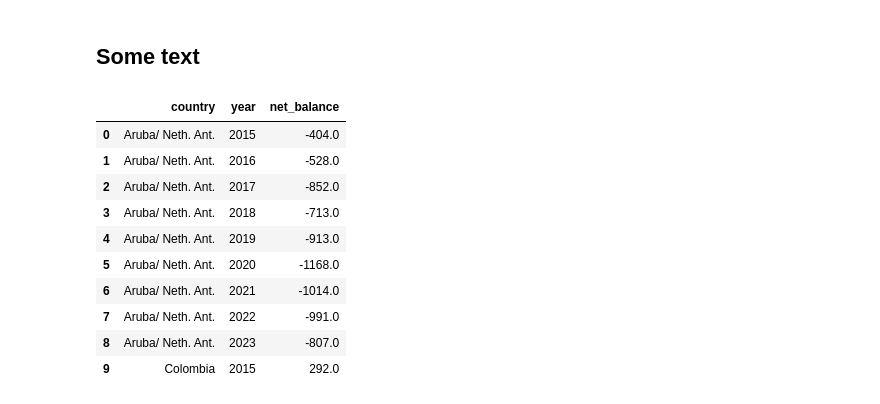
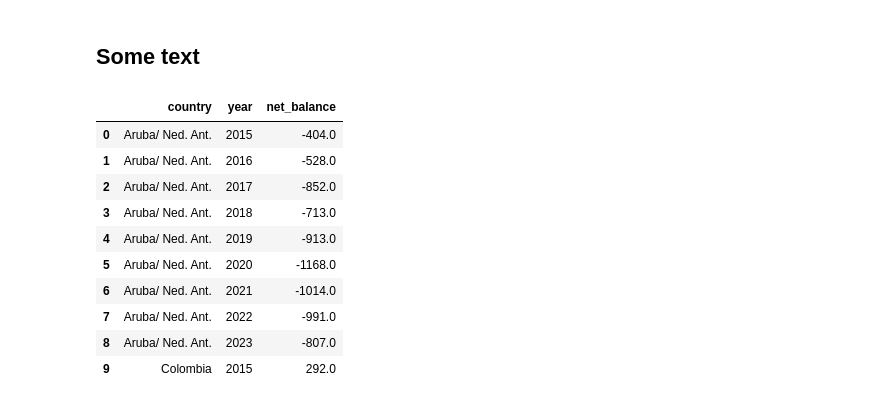
Before and after one commit to GirelliG-it/aruba_population_analyses, a Jupyter notebook: notebooks/analysis/01_annual_country_flow.ipynb, the cells around one changed output. Cells and saved outputs as stored; diff of their text form; code cells hidden in the pictures.

```diff
--- a/notebooks/analysis/01_annual_country_flow.ipynb
+++ b/notebooks/analysis/01_annual_country_flow.ipynb
@@ -13,20 +13,30 @@ from config.project_paths import DB_FILES, FIGURES
 # %%
 con = duckdb.connect(str(DB_FILES / "aruba.duckdb"))
 flow_df = con.execute("SELECT * FROM annual_country_flow ORDER BY country, year").df()
 con.close()
 
+country_translation = {
+    "Aruba/ Neth. Ant.": "Aruba/ Ned. Ant.",
+    "Colombia": "Colombia",
+    "Dominican Republic": "Dominicaanse Republiek",
+    "Other": "Overig",
+    "The Netherlands": "Nederland",
+    "Venezuela": "Venezuela",
+}
+flow_df["country"] = flow_df["country"].replace(country_translation)
+
 flow_df.head(10)
 # %% [output]
 |  | country | year | net_balance |
-| 0 | Aruba/ Neth. Ant. | 2015 | -404.0 |
-| 1 | Aruba/ Neth. Ant. | 2016 | -528.0 |
-| 2 | Aruba/ Neth. Ant. | 2017 | -852.0 |
-| 3 | Aruba/ Neth. Ant. | 2018 | -713.0 |
-| 4 | Aruba/ Neth. Ant. | 2019 | -913.0 |
-| 5 | Aruba/ Neth. Ant. | 2020 | -1168.0 |
-| 6 | Aruba/ Neth. Ant. | 2021 | -1014.0 |
-| 7 | Aruba/ Neth. Ant. | 2022 | -991.0 |
-| 8 | Aruba/ Neth. Ant. | 2023 | -807.0 |
+| 0 | Aruba/ Ned. Ant. | 2015 | -404.0 |
+| 1 | Aruba/ Ned. Ant. | 2016 | -528.0 |
+| 2 | Aruba/ Ned. Ant. | 2017 | -852.0 |
+| 3 | Aruba/ Ned. Ant. | 2018 | -713.0 |
+| 4 | Aruba/ Ned. Ant. | 2019 | -913.0 |
+| 5 | Aruba/ Ned. Ant. | 2020 | -1168.0 |
+| 6 | Aruba/ Ned. Ant. | 2021 | -1014.0 |
+| 7 | Aruba/ Ned. Ant. | 2022 | -991.0 |
+| 8 | Aruba/ Ned. Ant. | 2023 | -807.0 |
 | 9 | Colombia | 2015 | 292.0 |
 # %%
 fig, ax = plt.subplots(figsize=(12, 7))
```
Also changed, not shown: parts of 1 cell of this notebook, 1 other file.
